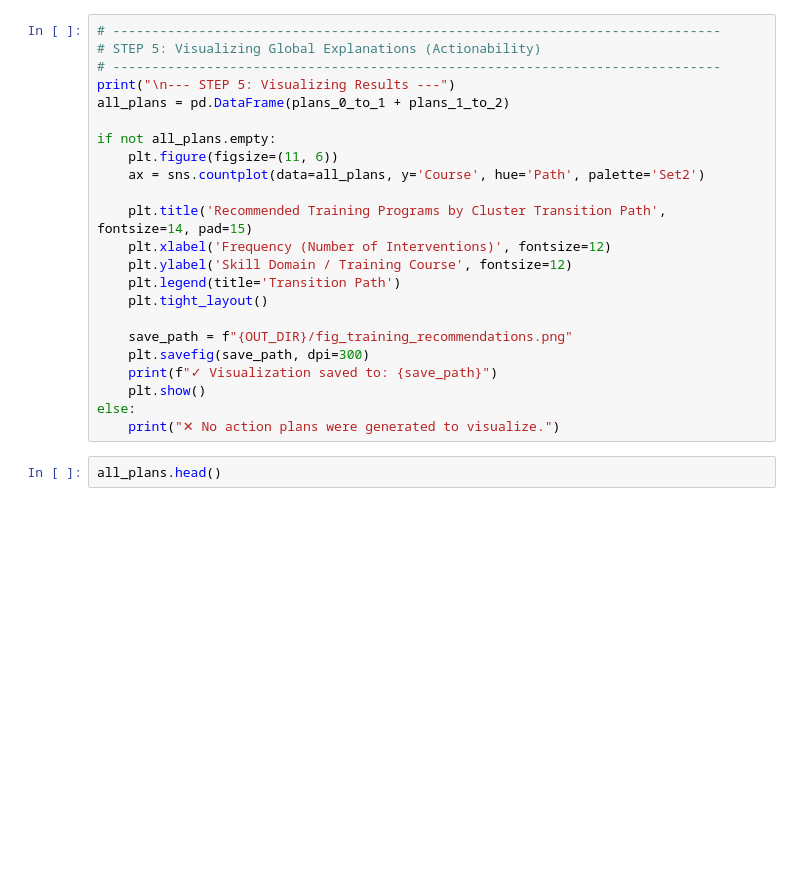
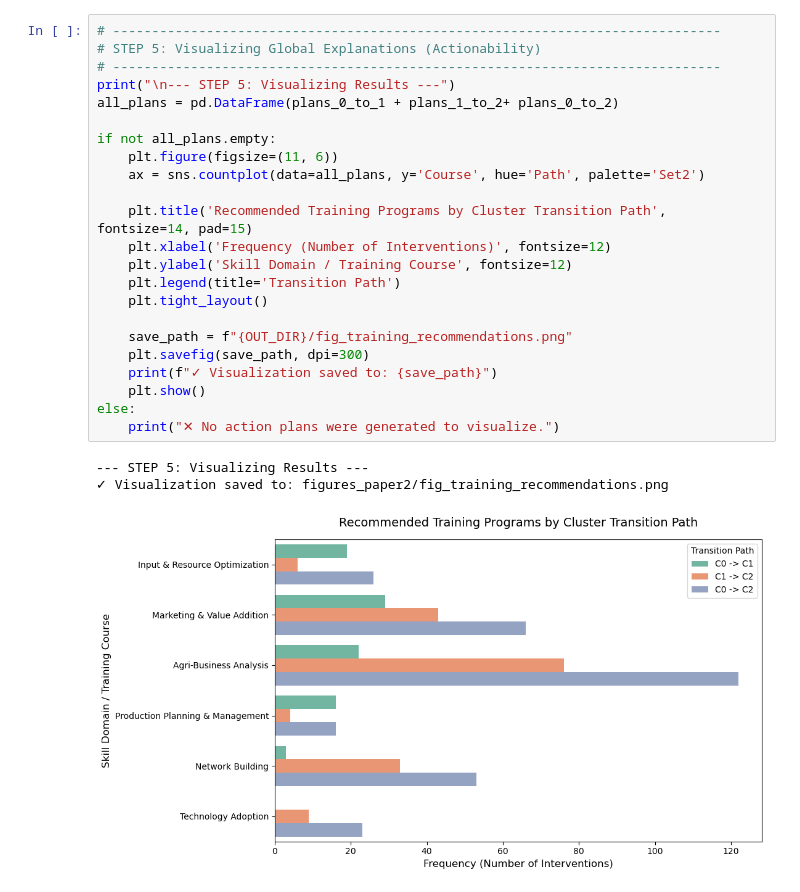
Before and after one commit to nagasu529/MLDataAnalytics, a Jupyter notebook: PRCI/paper-2-countFactual.ipynb, the cells around one changed output. Drawn from its saved outputs; the diff is of its cells as text; blank space fills up the shorter version.

```diff
--- a/PRCI/paper-2-countFactual.ipynb
+++ b/PRCI/paper-2-countFactual.ipynb
@@ -177,25 +237,27 @@ plans_1_to_2 = run_batch_evaluation(source_cluster=1, target_cluster=2, limit=10
 # %%
 # ------------------------------------------------------------------------------
 # STEP 5: Visualizing Global Explanations (Actionability)
 # ------------------------------------------------------------------------------
 print("\n--- STEP 5: Visualizing Results ---")
-all_plans = pd.DataFrame(plans_0_to_1 + plans_1_to_2)
+all_plans = pd.DataFrame(plans_0_to_1 + plans_1_to_2+ plans_0_to_2)
 
 if not all_plans.empty:
     plt.figure(figsize=(11, 6))
     ax = sns.countplot(data=all_plans, y='Course', hue='Path', palette='Set2')
 
     plt.title('Recommended Training Programs by Cluster Transition Path', fontsize=14, pad=15)
     plt.xlabel('Frequency (Number of Interventions)', fontsize=12)
     plt.ylabel('Skill Domain / Training Course', fontsize=12)
     plt.legend(title='Transition Path')
     plt.tight_layout()
 
     save_path = f"{OUT_DIR}/fig_training_recommendations.png"
     plt.savefig(save_path, dpi=300)
     print(f"✓ Visualization saved to: {save_path}")
     plt.show()
 else:
     print("✕ No action plans were generated to visualize.")
+# %% [output]
+--- STEP 5: Visualizing Results ---
+✓ Visualization saved to: figures_paper2/fig_training_recommendations.png
+[figure, added]
-# %%
-all_plans.head()
```
Also changed, not shown: parts of 6 cells of this notebook, 17 other files.
